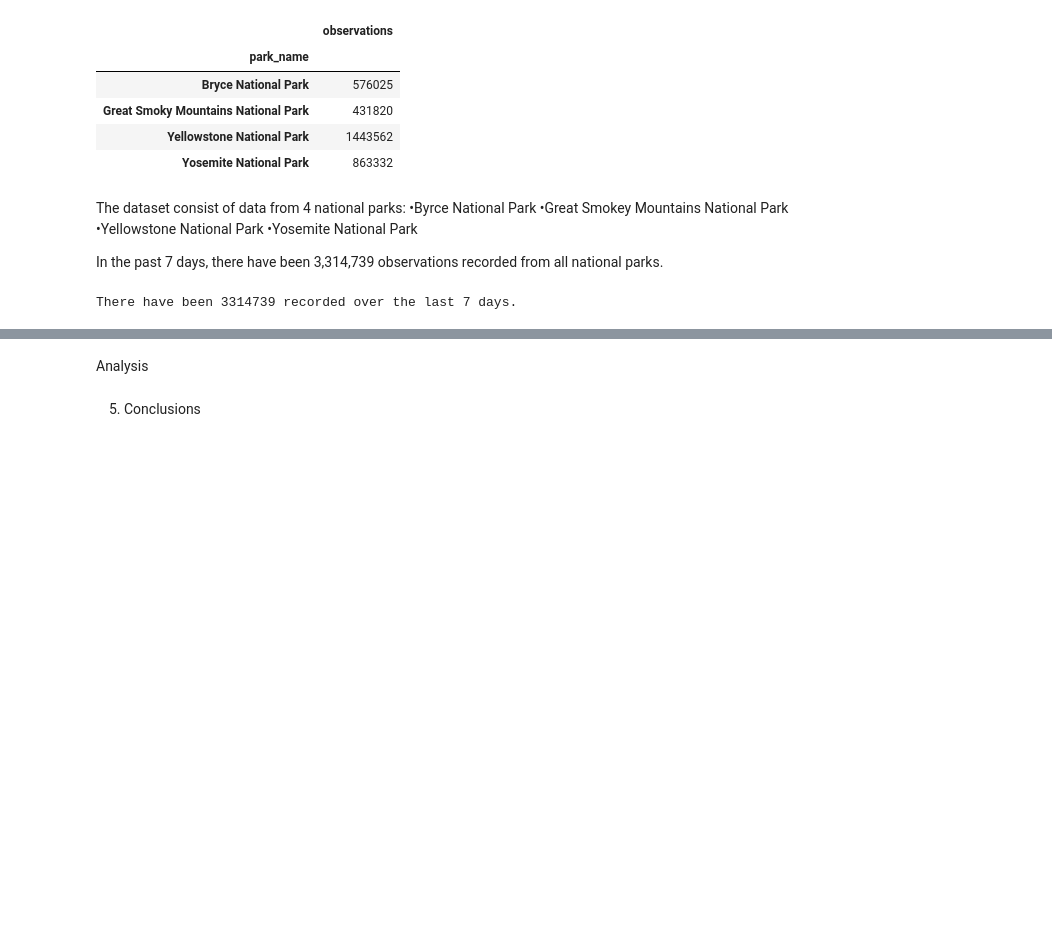
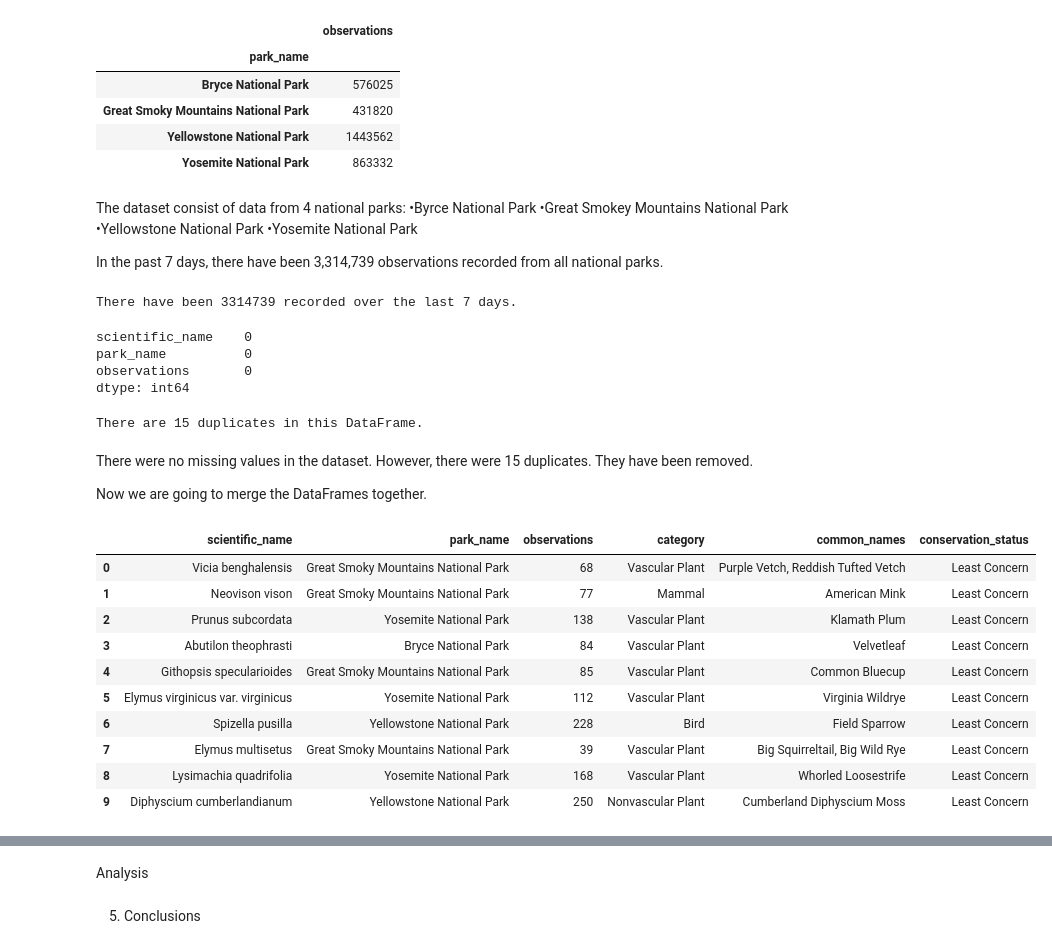
Before and after one commit to PB-III/Biodiversity_Portfolio_Proj, a Jupyter notebook: biodiversity.ipynb, the cells around one changed output, grey strips where cells are left out. Cells and saved outputs as stored; diff of their text form; code cells hidden in the pictures; blank space fills up the shorter version.

Commit message:
Continuation: Data cleaning

```diff
--- a/biodiversity.ipynb
+++ b/biodiversity.ipynb
@@ -81,8 +81,8 @@ The species_info.csv file contains information on the different species in the N
     •Common names - the common name of each species
     •Conservation status - the species conservation status
 # %%
-oberservations = pd.read_csv('observations.csv')
-oberservations.head(10)
+observations = pd.read_csv('observations.csv')
+observations.head(10)
 # %% [output]
 |  | scientific_name | park_name | observations |
 | 0 | Vicia benghalensis | Great Smoky Mountains National Park | 68 |
@@ -231,3 +240,35 @@ In the past 7 days, there have been 3,314,739 observations recorded from all nat
 print(f'There have been {observations.observations.sum()} recorded over the last 7 days.')
 # %% [output]
 There have been 3314739 recorded over the last 7 days.
+# %%
+observations.isnull().sum()
+# %% [output]
+scientific_name    0
+park_name          0
+observations       0
+dtype: int64
+# %%
+print(f'There are {observations.duplicated().sum()} duplicates in this DataFrame.')
+# %% [output]
+There are 15 duplicates in this DataFrame.
+# %%
+observations.drop_duplicates(inplace=True)
+# %% [markdown]
+There were no missing values in the dataset. However, there were 15 duplicates. They have been removed.
+
+Now we are going to merge the DataFrames together.
+# %%
+merged_data = observations.merge(species_info, on='scientific_name', how='left')
+merged_data.head(10)
+# %% [output]
+|  | scientific_name | park_name | observations | category | common_names | conservation_status |
+| 0 | Vicia benghalensis | Great Smoky Mountains National Park | 68 | Vascular Plant | Purple Vetch, Reddish Tufted Vetch | Least Concern |
+| 1 | Neovison vison | Great Smoky Mountains National Park | 77 | Mammal | American Mink | Least Concern |
+| 2 | Prunus subcordata | Yosemite National Park | 138 | Vascular Plant | Klamath Plum | Least Concern |
+| 3 | Abutilon theophrasti | Bryce National Park | 84 | Vascular Plant | Velvetleaf | Least Concern |
+| 4 | Githopsis specularioides | Great Smoky Mountains National Park | 85 | Vascular Plant | Common Bluecup | Least Concern |
+| 5 | Elymus virginicus var. virginicus | Yosemite National Park | 112 | Vascular Plant | Virginia Wildrye | Least Concern |
+| 6 | Spizella pusilla | Yellowstone National Park | 228 | Bird | Field Sparrow | Least Concern |
+| 7 | Elymus multisetus | Great Smoky Mountains National Park | 39 | Vascular Plant | Big Squirreltail, Big Wild Rye | Least Concern |
+| 8 | Lysimachia quadrifolia | Yosemite National Park | 168 | Vascular Plant | Whorled Loosestrife | Least Concern |
+| 9 | Diphyscium cumberlandianum | Yellowstone National Park | 250 | Nonvascular Plant | Cumberland Diphyscium Moss | Least Concern |
```
Also changed, not shown: parts of 8 cells of this notebook.
